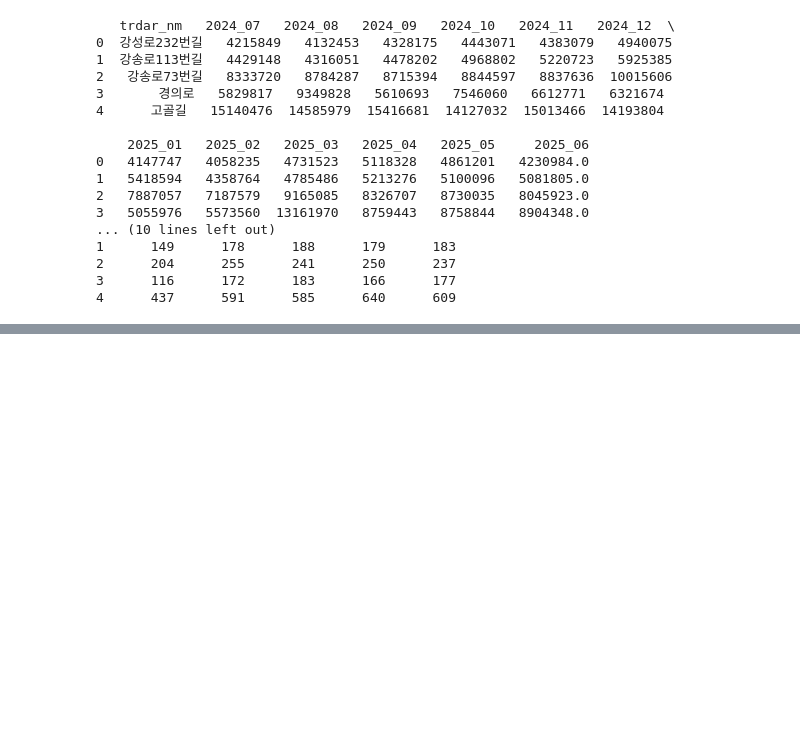
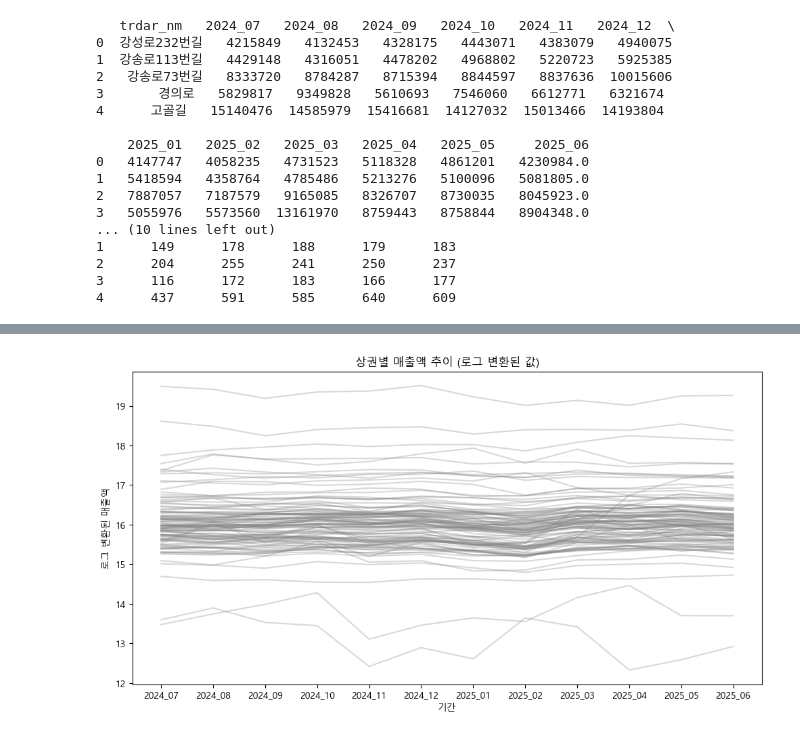
Before and after one commit to gisyun/Goyang_TradeAreaAnalysis, a Jupyter notebook: SalesAnalysis(Clustering).ipynb, the cells around one changed output, grey strips where cells are left out. Cells and saved outputs as stored; diff of their text form; code cells hidden in the pictures; blank space fills up the shorter version.

```diff
--- a/SalesAnalysis(Clustering).ipynb
+++ b/SalesAnalysis(Clustering).ipynb
@@ -159,0 +239,6 @@ relm_ar         0
+# %%
+# normalize sales data with log transformation
+markets_sales_log = markets_sales.copy()
+for col in time_cols:
+    markets_sales_log[col] = np.log1p(markets_sales_log[col])
+markets_sales_log
@@ -159,0 +259,11 @@ relm_ar         0
+# %%
+# plot log transformed sales data
+plt.figure(figsize=(12, 6))
+for idx, row in markets_sales_log.iterrows():
+    plt.plot(time_cols, row[time_cols], alpha=0.3, color='gray')
+plt.title('상권별 매출액 추이 (로그 변환된 값)')
+plt.xlabel('기간')
+plt.ylabel('로그 변환된 매출액')
+plt.show()
+# %% [output]
+[figure, added]
```
Also changed, not shown: parts of 11 cells of this notebook.
